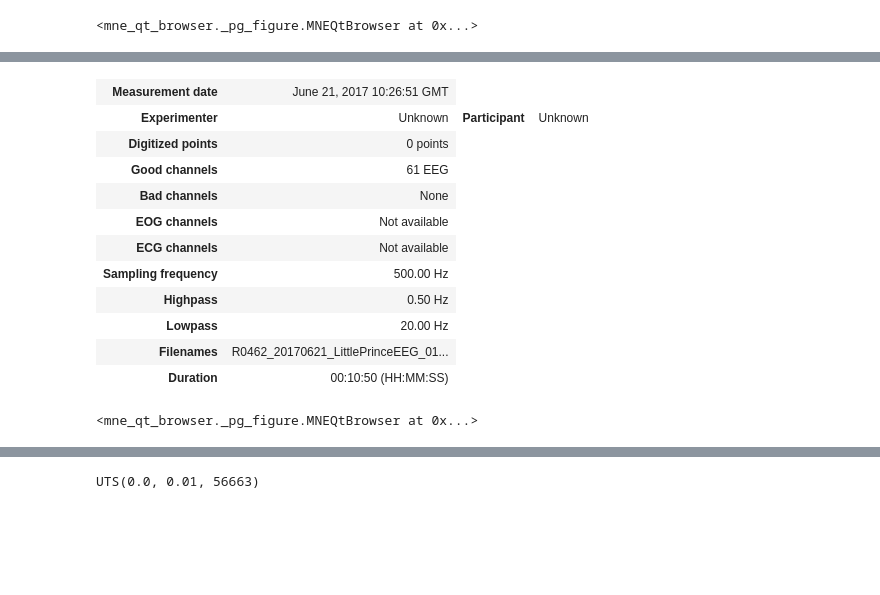
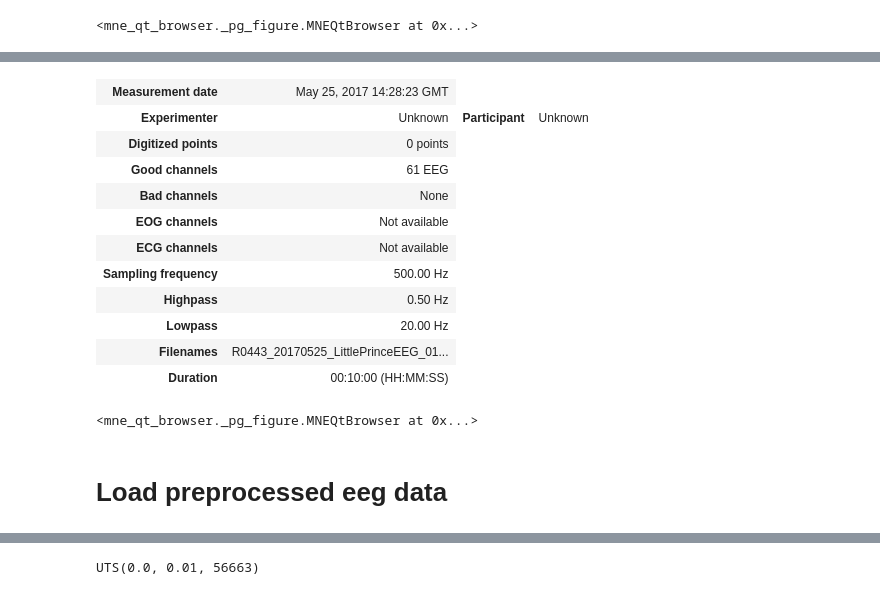
Before and after one commit to jeonghwa-cho/trf, a Jupyter notebook: estimate_trfs_LittlePrince.ipynb, the cells around one changed output, grey strips where cells are left out. Saved outputs shown, nothing was run; the diff lists cells and outputs as text; code cells hidden in the pictures; blank space fills up the shorter version.

```diff
--- a/estimate_trfs_LittlePrince.ipynb
+++ b/estimate_trfs_LittlePrince.ipynb
@@ -68,7 +72,7 @@ models = {
 # %%
-SUBJECTS=['R0443_20170525_LittlePrince', 'R0459_20170616_LittlePrince', 'R0462_20170621_LittlePrince']
+SUBJECTS=['R0443_20170525_LittlePrince', 'R0459_20170616_LittlePrince', 'R0462_20170621_LittlePrince', 'R0481_20171027_LittlePrince']
 
-subject = SUBJECTS[2]
+subject = SUBJECTS[0]
 subject_trf_dir = TRF_DIR / subject
 subject_trf_dir.mkdir(exist_ok=True)
 
@@ -136,5 +108,5 @@ raw.set_montage(montage, on_missing='ignore')
 # %%
-eeg = raw.copy().crop(tmax=650) #462: 650
+eeg = raw.copy().crop(tmax=600) #462: 650
 # %%
 #eeg.info['ch_names']
 # %%
@@ -144,11 +119,11 @@ eeg.plot()
 # %%
-eeg.info['bads'].append('24') #R0443[9, (26, 27), 59], R0446[14, 27, 28, 47, 53, 59] #R0459 [14, 15, 19, 24, 28, 53], #R0462 [24, 30, 56, 25, 31]
-eeg.info['bads'].append('30')
-eeg.info['bads'].append('56')
-eeg.info['bads'].append('25')
-eeg.info['bads'].append('31')
+#eeg.info['bads'].append('9') #R0443[9, 27, 59], R0446[14, 27, 28, 47, 53, 59] #R0459 [14, 15, 19, 24, 28, 53], #R0462 [24, 30, 56, 25, 31]
+#eeg.info['bads'].append('26')
+#eeg.info['bads'].append('27')
+#eeg.info['bads'].append('59')
 #eeg.info['bads'].append('28')
 #eeg.info['bads'].append('53')
+#eeg.info['bads'].append('1')
 
 eeg.interpolate_bads()
 # %% [output]
@@ -192,13 +167,14 @@ ica.plot_components()
 [<MNEFigure size 702x696.24 with 20 Axes>,
  <MNEFigure size 702x187.56 with 5 Axes>]
 # %%
-#ica.exclude = [4, 8] #R0443
+ica.exclude = [1, 3] #R0443
 #ica.exclude = [3, 4] #R0459
-ica.exclude = [0, 1, 2, 4] #R0462
+#ica.exclude = [0, 1, 2, 4] #R0462
+#ica.exclude = [0,2, 4, 6,9] #R0465
 
 ica.apply(eeg)
 # %% [output]
-| Measurement date | June 21, 2017 10:26:51 GMT |
+| Measurement date | May 25, 2017 14:28:23 GMT |
 | Experimenter | Unknown | Participant | Unknown |
 | Digitized points | 0 points |
 | Good channels | 61 EEG |
@@ -208,8 +184,8 @@ ica.apply(eeg)
 | Sampling frequency | 500.00 Hz |
 | Highpass | 0.50 Hz |
 | Lowpass | 20.00 Hz |
-| Filenames | R0462_20170621_LittlePrinceEEG_01... |
-| Duration | 00:10:50 (HH:MM:SS) |
+| Filenames | R0443_20170525_LittlePrinceEEG_01... |
+| Duration | 00:10:00 (HH:MM:SS) |
 # %%
 eeg.plot()
 # %% [output]
@@ -218,0 +197,2 @@ eeg.save('C:/Users/LG/Data/LittlePrince/eeg/R0443_ref_preprocessed_raw.fif', ove
+# %% [markdown]
+# Load preprocessed eeg data
```
Also changed, not shown: parts of 50 cells of this notebook.
